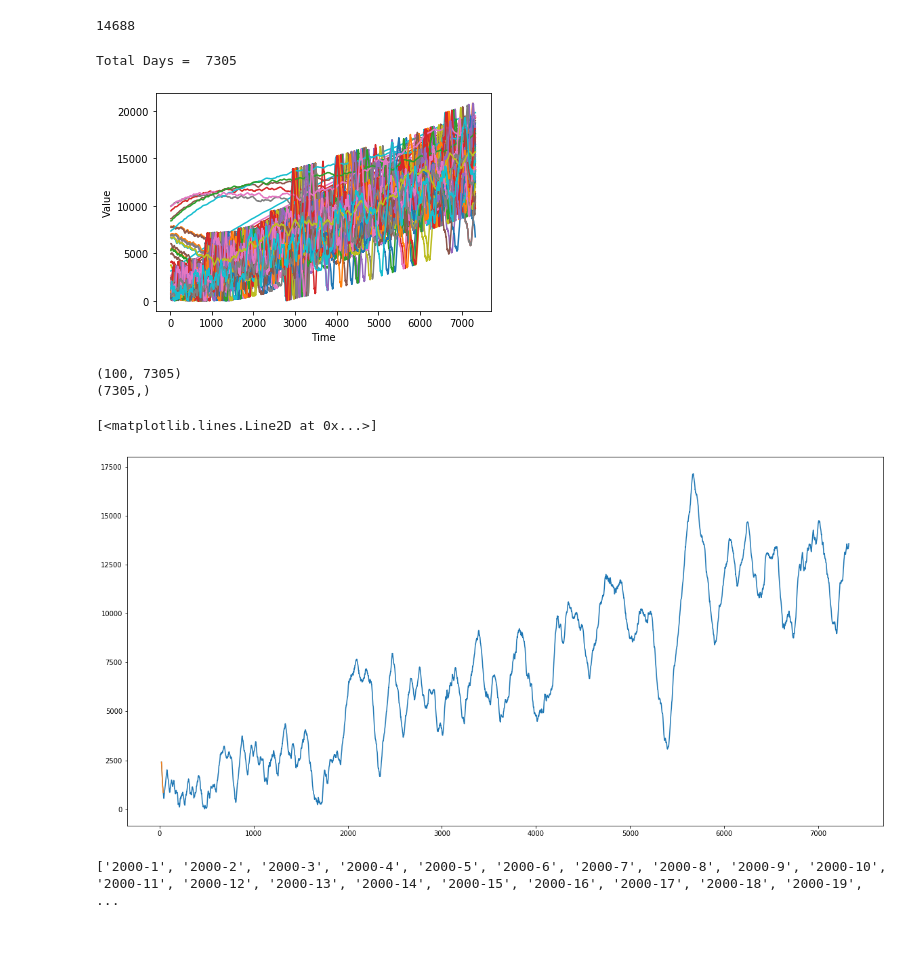
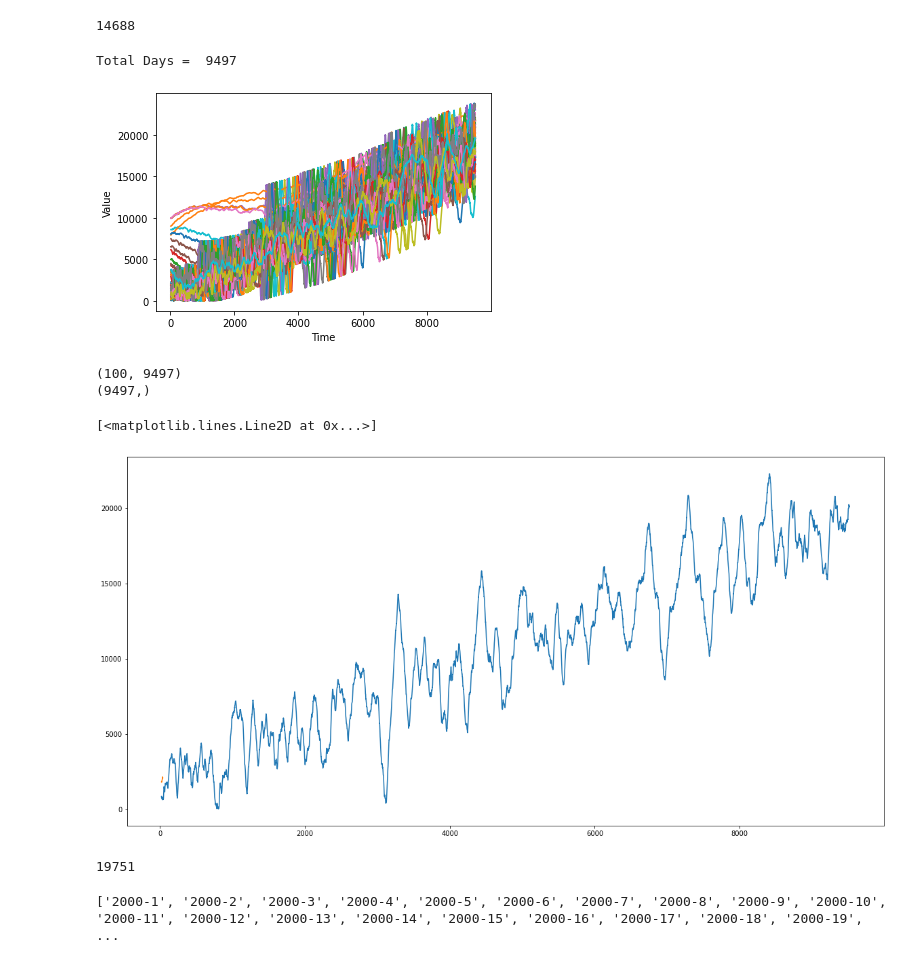
Before and after one commit to KSaiPremika/Plant-the-future, a Jupyter notebook: Traffic_Data_Creation_using_1D_Perlin_noise.ipynb, the cells around one changed output. Saved outputs shown, nothing was run; the diff lists cells and outputs as text; code cells hidden in the pictures.

```diff
--- a/Traffic_Data_Creation_using_1D_Perlin_noise.ipynb
+++ b/Traffic_Data_Creation_using_1D_Perlin_noise.ipynb
@@ -329,49 +329,53 @@ def createData(rows,startYear,endYear,plotGraph=True,printLog=True):
       base*=slope
       y = y + (i*2*slope)
       value.append(int(y))
 
 
     minValue = min(value)
     value = np.array(value)+np.abs(minValue) + np.random.randint(50)
     value = np.array(value[startAdjust:])
     time = np.array(time[startAdjust:])
 
     n+=1
 
     if plotGraph:
       #plt.figure(figsize=(20,10))
       plot_series(time,value)
       #plt.xlabel("Years 2000 to 2019 (days)")
       #plt.ylabel("Traffic count")
     values.append(value)
 
 
 
 
 
 
 
   return  np.array(values), np.array(time)
 
 
 
-data ,time = createData(100,startYear=2000,endYear=2019,plotGraph=True,printLog=True)
+data ,time = createData(100,startYear=2000,endYear=2025,plotGraph=True,printLog=True)
 # %% [output]
-Total Days =  7305
+Total Days =  9497
-[figure, old version]
+[figure, new version]
 # %%
 print(data.shape)
 print(time.shape)
 # %% [output]
-(100, 7305)
-(7305,)
+(100, 9497)
+(9497,)
 # %%
 plt.figure(figsize=(20,10))
-plt.plot(time,data[0])
+plt.plot(time,data[9])
 plt.plot(time[:20],data[0][:20])
 # %% [output]
 [<matplotlib.lines.Line2D at 0x...>]
-[figure, old version]
+[figure, new version]
+# %%
+data[0][9496]
+# %% [output]
+19751
 # %%
 columns = []
 
```
Also changed, not shown: parts of 26 cells of this notebook.
